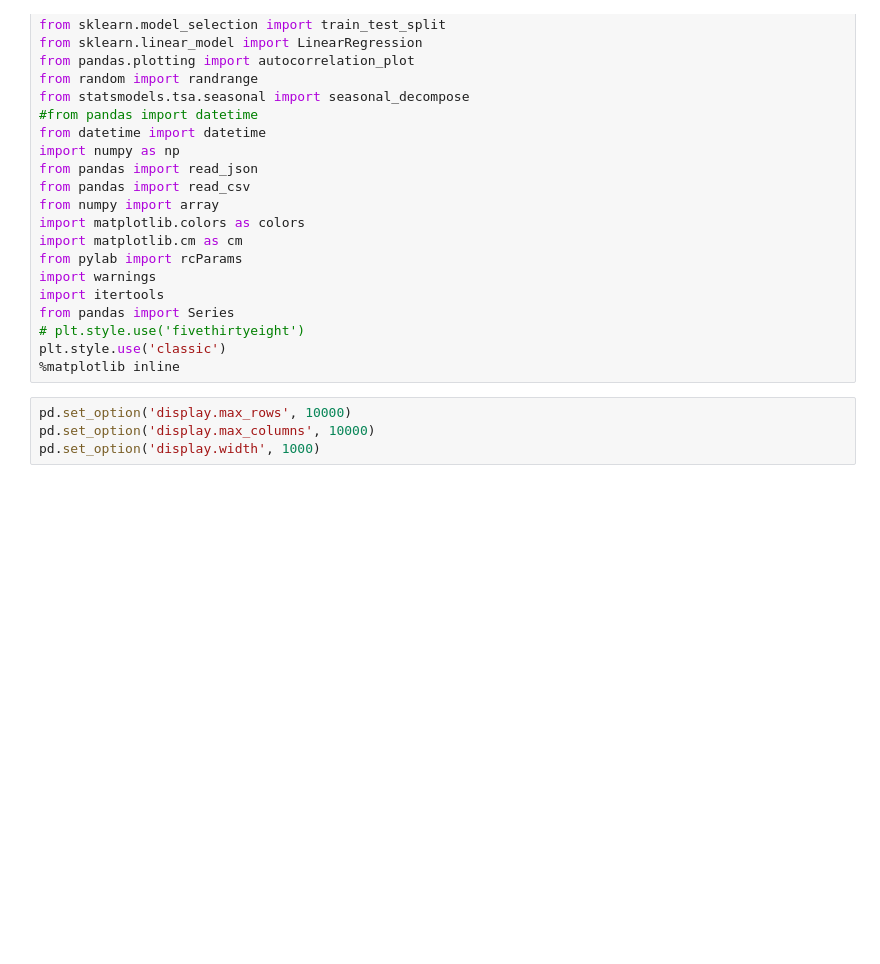
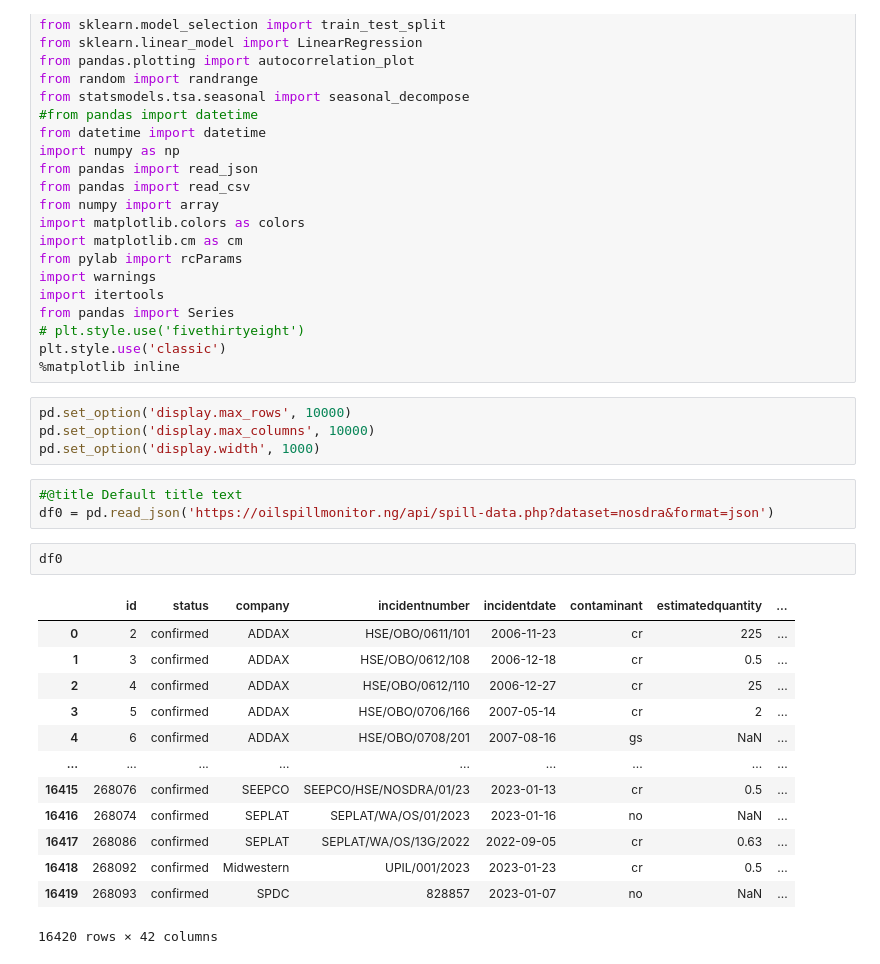
Before and after one commit to fitditcorp4/research, a Jupyter notebook: weekly_dataset02022023.ipynb, the cells around one changed output. Cells and saved outputs as stored; diff of their text form; blank space fills up the shorter version.

```diff
--- a/weekly_dataset02022023.ipynb
+++ b/weekly_dataset02022023.ipynb
@@ -32,3 +32,22 @@ plt.style.use('classic')
 pd.set_option('display.max_rows', 10000)
 pd.set_option('display.max_columns', 10000)
 pd.set_option('display.width', 1000)
+# %%
+#@title Default title text
+df0 = pd.read_json('https://oilspillmonitor.ng/api/spill-data.php?dataset=nosdra&format=json')
+# %%
+df0
+# %% [output]
+|  | id | status | company | incidentnumber | incidentdate | contaminant | estimatedquantity | ... |
+| 0 | 2 | confirmed | ADDAX | HSE/OBO/0611/101 | 2006-11-23 | cr | 225 | ... |
+| 1 | 3 | confirmed | ADDAX | HSE/OBO/0612/108 | 2006-12-18 | cr | 0.5 | ... |
+| 2 | 4 | confirmed | ADDAX | HSE/OBO/0612/110 | 2006-12-27 | cr | 25 | ... |
+| 3 | 5 | confirmed | ADDAX | HSE/OBO/0706/166 | 2007-05-14 | cr | 2 | ... |
+| 4 | 6 | confirmed | ADDAX | HSE/OBO/0708/201 | 2007-08-16 | gs | NaN | ... |
+| ... | ... | ... | ... | ... | ... | ... | ... | ... |
+| 16415 | 268076 | confirmed | SEEPCO | SEEPCO/HSE/NOSDRA/01/23 | 2023-01-13 | cr | 0.5 | ... |
+| 16416 | 268074 | confirmed | SEPLAT | SEPLAT/WA/OS/01/2023 | 2023-01-16 | no | NaN | ... |
+| 16417 | 268086 | confirmed | SEPLAT | SEPLAT/WA/OS/13G/2022 | 2022-09-05 | cr | 0.63 | ... |
+| 16418 | 268092 | confirmed | Midwestern | UPIL/001/2023 | 2023-01-23 | cr | 0.5 | ... |
+| 16419 | 268093 | confirmed | SPDC | 828857 | 2023-01-07 | no | NaN | ... |
+16420 rows × 42 columns
```
